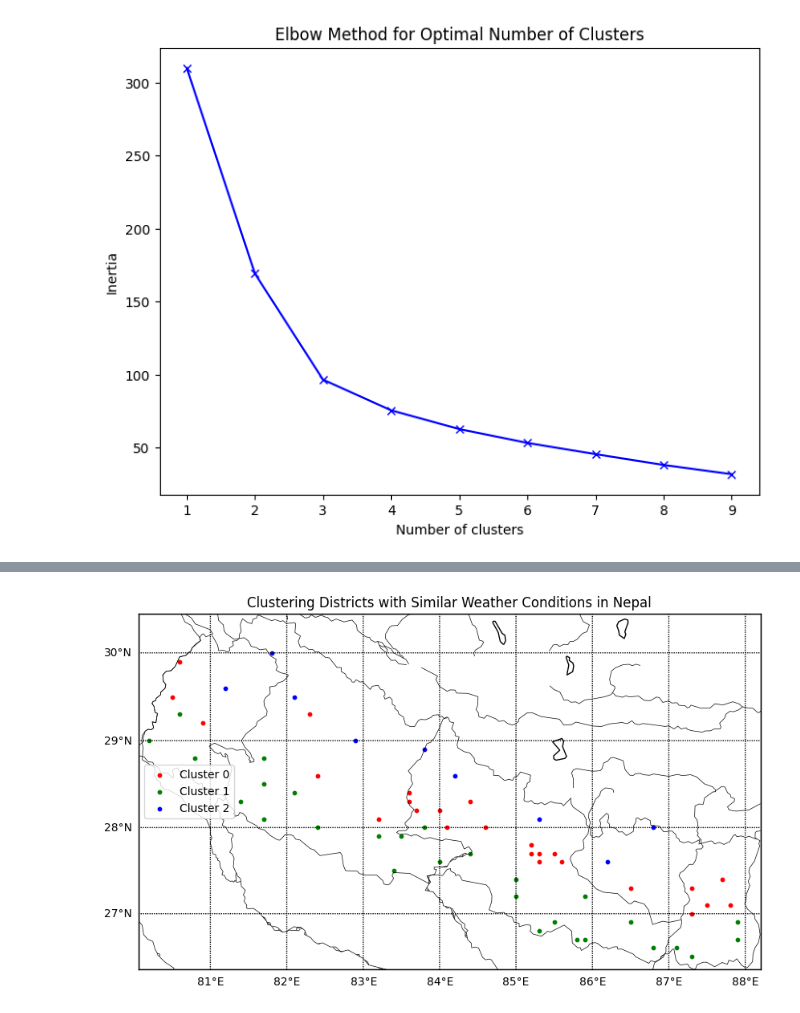
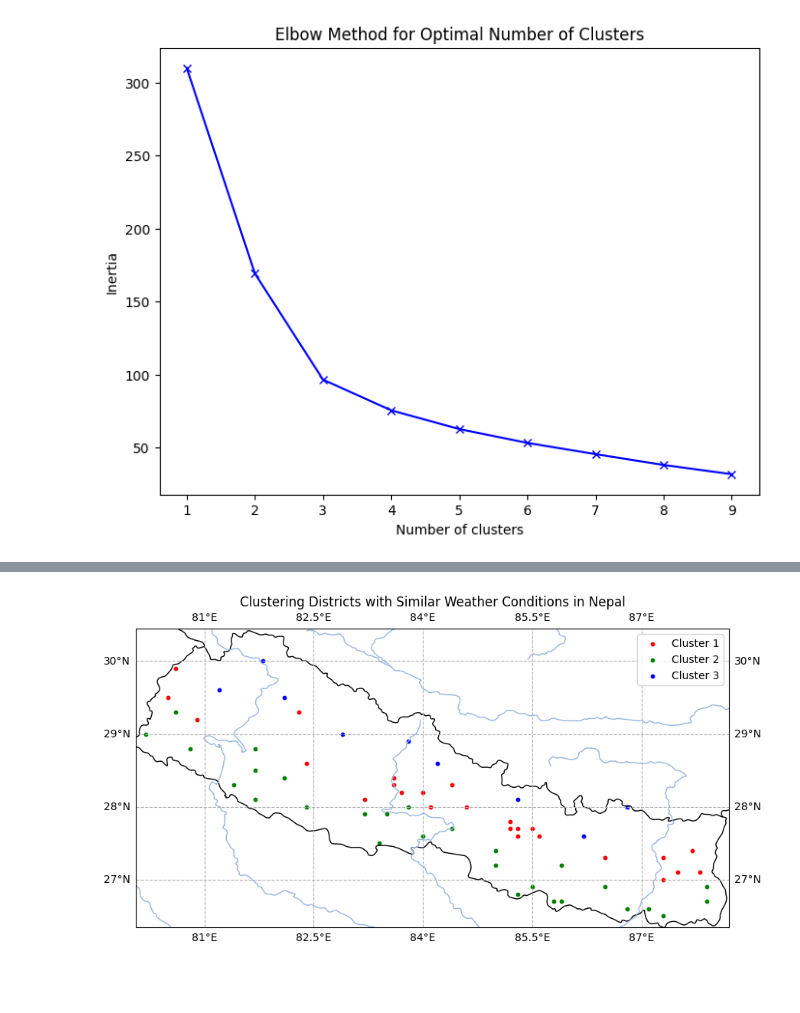
Before and after one commit to navin123456789/Nepal_Weather_Dataset, a Jupyter notebook: Data_Mining.ipynb, the cells around one changed output, grey strips where cells are left out. Drawn from its saved outputs; the diff is of its cells as text; code cells hidden in the pictures; blank space fills up the shorter version.

```diff
--- a/Data_Mining.ipynb
+++ b/Data_Mining.ipynb
@@ -408,43 +471,33 @@ district_data['Cluster'] = kmeans.fit_predict(scaled_features)
 # %%
 import geopandas as gpd
 from shapely.geometry import Point
-from mpl_toolkits.basemap import Basemap
+import cartopy.crs as ccrs
+import cartopy.feature as cfeature
 
 # Create GeoDataFrame for the district data
 geometry = [Point(xy) for xy in zip(weather_data.LON, weather_data.LAT)]
 gdf = gpd.GeoDataFrame(weather_data, geometry=geometry)
 
 # Plotting the clusters on a map
-fig, ax = plt.subplots(1, 1, figsize=(10, 10))
-
-# Create Basemap instance
-m = Basemap(
-    projection='merc',
-    llcrnrlat=26.347, urcrnrlat=30.446,
-    llcrnrlon=80.058, urcrnrlon=88.201,
-    resolution='i', ax=ax
-)
+fig, ax = plt.subplots(1, 1, figsize=(10, 10), subplot_kw={'projection': ccrs.PlateCarree()})
 
 # Draw map details
-m.drawcoastlines()
-m.drawcountries()
-m.drawmapboundary()
-m.drawrivers()
-m.drawparallels(np.arange(26., 31., 1.), labels=[1,0,0,0])
-m.drawmeridians(np.arange(80., 89., 1.), labels=[0,0,0,1])
-
-# Convert lat/lon to map projection coordinates
-x, y = m(weather_data['LON'].values, weather_data['LAT'].values)
+ax.add_feature(cfeature.COASTLINE)
+ax.add_feature(cfeature.BORDERS)
+ax.add_feature(cfeature.RIVERS)
+ax.set_extent([80.058, 88.201, 26.347, 30.446], crs=ccrs.PlateCarree())
+gl = ax.gridlines(draw_labels=True, linestyle='--', crs=ccrs.PlateCarree())
+gl.xlabels_top = False
+gl.ylabels_right = False
 
 # Plot clusters
 colors = ['red', 'green', 'blue', 'purple', 'orange']
 for cluster in range(optimal_k):
     cluster_data = district_data[district_data['Cluster'] == cluster]
-    x_cluster, y_cluster = m(cluster_data['LON'].values, cluster_data['LAT'].values)
-    m.scatter(x_cluster, y_cluster, s=10, color=colors[cluster], label=f'Cluster {cluster+1}')
+    ax.scatter(cluster_data['LON'].values, cluster_data['LAT'].values, s=10, color=colors[cluster], transform=ccrs.PlateCarree(), label=f'Cluster {cluster+1}')
 
 plt.legend()
 plt.title('Clustering Districts with Similar Weather Conditions in Nepal')
 plt.show()
 # %% [output]
-[figure, old version]
+[figure, new version]
```
Also changed, not shown: parts of 12 cells of this notebook.
